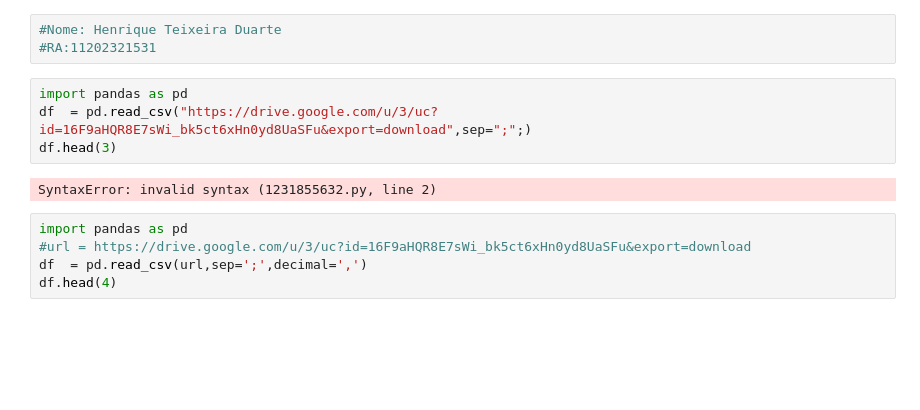
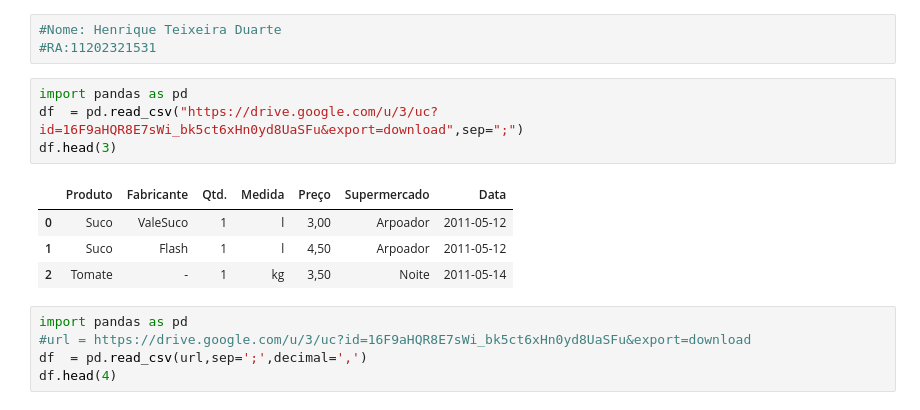
Before and after one commit to RobsonXD-a/codespaces-jupyter, a Jupyter notebook: notebooks/Questionario.ipynb, the cells around one changed output. Saved outputs shown, nothing was run; the diff lists cells and outputs as text; blank space fills up the shorter version.

```diff
--- a/notebooks/Questionario.ipynb
+++ b/notebooks/Questionario.ipynb
@@ -3,10 +3,13 @@
 #RA:11202321531
 # %%
 import pandas as pd
-df  = pd.read_csv("https://drive.google.com/u/3/uc?id=16F9aHQR8E7sWi_bk5ct6xHn0yd8UaSFu&export=download",sep=";";)
+df  = pd.read_csv("https://drive.google.com/u/3/uc?id=16F9aHQR8E7sWi_bk5ct6xHn0yd8UaSFu&export=download",sep=";")
 df.head(3)
 # %% [output]
-SyntaxError: invalid syntax (1231855632.py, line 2)
+|  | Produto | Fabricante | Qtd. | Medida | Preço | Supermercado | Data |
+| 0 | Suco | ValeSuco | 1 | l | 3,00 | Arpoador | 2011-05-12 |
+| 1 | Suco | Flash | 1 | l | 4,50 | Arpoador | 2011-05-12 |
+| 2 | Tomate | - | 1 | kg | 3,50 | Noite | 2011-05-14 |
 # %%
 import pandas as pd
 #url = https://drive.google.com/u/3/uc?id=16F9aHQR8E7sWi_bk5ct6xHn0yd8UaSFu&export=download
```
Also changed, not shown: parts of 3 cells of this notebook, 1 other file.
